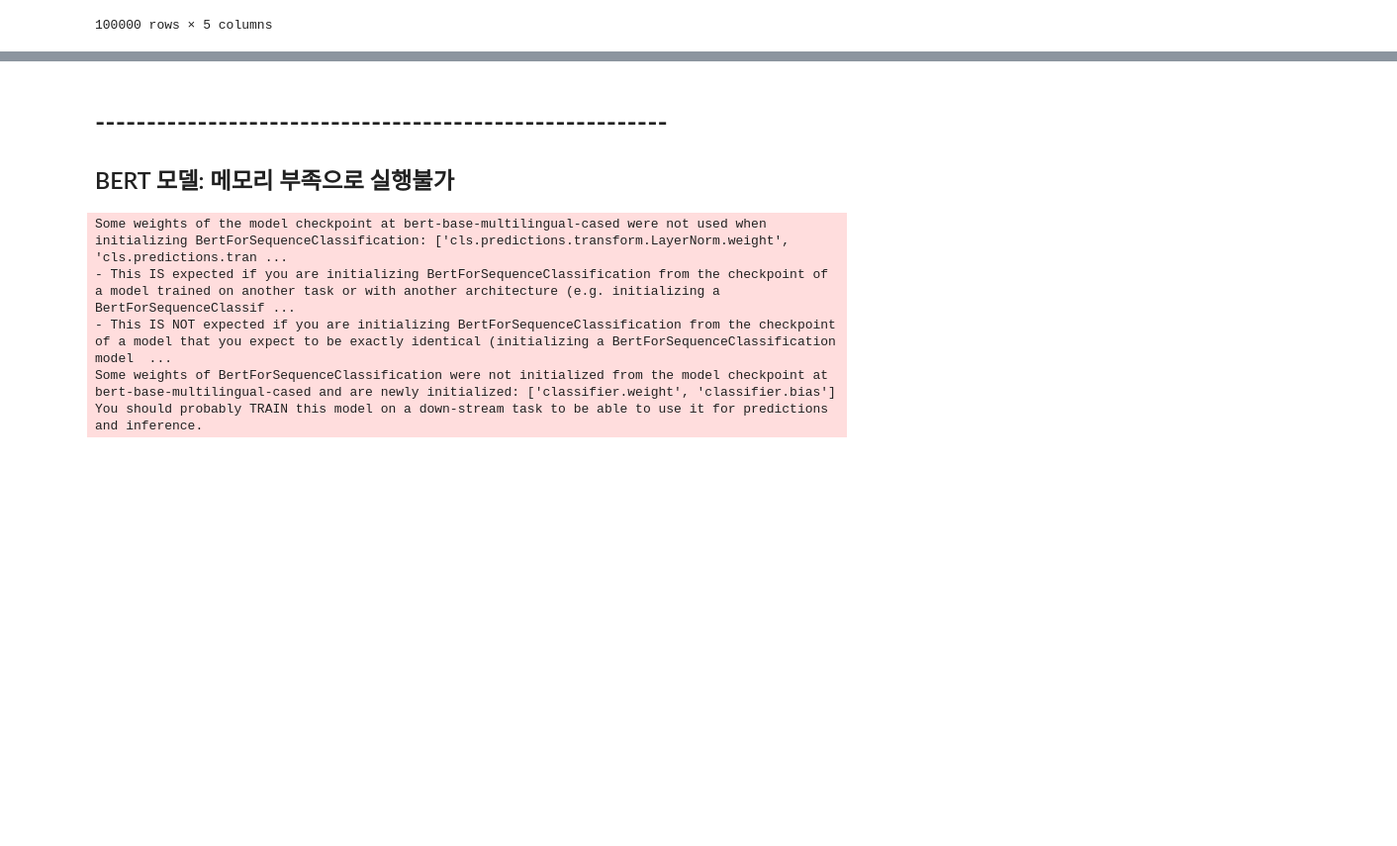
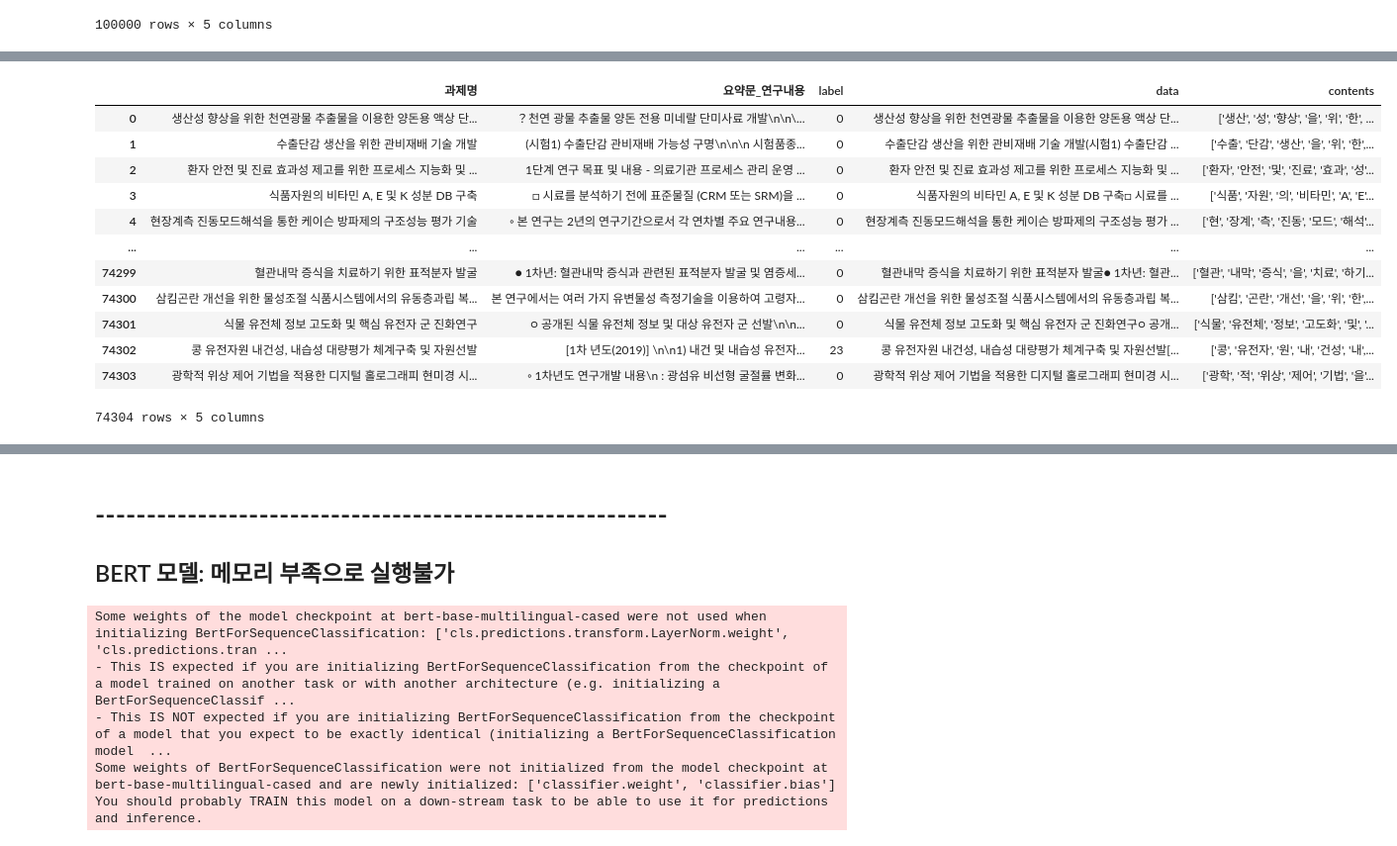
Before and after one commit to gyubok-lee/remind, a Jupyter notebook: NLP.ipynb, the cells around one changed output, grey strips where cells are left out. Shown: that part at 99% size. Saved outputs shown, nothing was run; the diff lists cells and outputs as text; code cells hidden in the pictures; blank space fills up the shorter version.

```diff
--- a/NLP.ipynb
+++ b/NLP.ipynb
@@ -113,0 +155,17 @@ df1
+# %%
+df2 = pd.read_csv("df2.csv")
+df2
+# %% [output]
+|  | 과제명 | 요약문_연구내용 | label | data | contents |
+| 0 | 생산성 향상을 위한 천연광물 추출물을 이용한 양돈용 액상 단... | ？천연 광물 추출물 양돈 전용 미네랄 단미사료 개발\n\n\... | 0 | 생산성 향상을 위한 천연광물 추출물을 이용한 양돈용 액상 단... | ['생산', '성', '향상', '을', '위', '한', ... |
+| 1 | 수출단감 생산을 위한 관비재배 기술 개발 | (시험1) 수출단감 관비재배 가능성 구명\n\n\n 시험품종... | 0 | 수출단감 생산을 위한 관비재배 기술 개발(시험1) 수출단감 ... | ['수출', '단감', '생산', '을', '위', '한',... |
+| 2 | 환자 안전 및 진료 효과성 제고를 위한 프로세스 지능화 및 ... | 1단계 연구 목표 및 내용 - 의료기관 프로세스 관리 운영 ... | 0 | 환자 안전 및 진료 효과성 제고를 위한 프로세스 지능화 및 ... | ['환자', '안전', '및', '진료', '효과', '성'... |
+| 3 | 식품자원의 비타민 A, E 및 K 성분 DB 구축 | □ 시료를 분석하기 전에 표준물질 (CRM 또는 SRM)을 ... | 0 | 식품자원의 비타민 A, E 및 K 성분 DB 구축□ 시료를 ... | ['식품', '자원', '의', '비타민', 'A', 'E'... |
+| 4 | 현장계측 진동모드해석을 통한 케이슨 방파제의 구조성능 평가 기술 | ◦ 본 연구는 2년의 연구기간으로서 각 연차별 주요 연구내용... | 0 | 현장계측 진동모드해석을 통한 케이슨 방파제의 구조성능 평가 ... | ['현', '장계', '측', '진동', '모드', '해석'... |
+| ... | ... | ... | ... | ... | ... |
+| 74299 | 혈관내막 증식을 치료하기 위한 표적분자 발굴 | ● 1차년: 혈관내막 증식과 관련된 표적분자 발굴 및 염증세... | 0 | 혈관내막 증식을 치료하기 위한 표적분자 발굴● 1차년: 혈관... | ['혈관', '내막', '증식', '을', '치료', '하기... |
+| 74300 | 삼킴곤란 개선을 위한 물성조절 식품시스템에서의 유동층과립 복... | 본 연구에서는 여러 가지 유변물성 측정기술을 이용하여 고령자... | 0 | 삼킴곤란 개선을 위한 물성조절 식품시스템에서의 유동층과립 복... | ['삼킴', '곤란', '개선', '을', '위', '한',... |
+| 74301 | 식물 유전체 정보 고도화 및 핵심 유전자 군 진화연구 | ○ 공개된 식물 유전체 정보 및 대상 유전자 군 선발\n\n... | 0 | 식물 유전체 정보 고도화 및 핵심 유전자 군 진화연구○ 공개... | ['식물', '유전체', '정보', '고도화', '및', '... |
+| 74302 | 콩 유전자원 내건성, 내습성 대량평가 체계구축 및 자원선발 | [1차 년도(2019)] \n\n1) 내건 및 내습성 유전자... | 23 | 콩 유전자원 내건성, 내습성 대량평가 체계구축 및 자원선발[... | ['콩', '유전자', '원', '내', '건성', '내',... |
+| 74303 | 광학적 위상 제어 기법을 적용한 디지털 홀로그래피 현미경 시... | ◦ 1차년도 연구개발 내용\n : 광섬유 비선형 굴절률 변화... | 0 | 광학적 위상 제어 기법을 적용한 디지털 홀로그래피 현미경 시... | ['광학', '적', '위상', '제어', '기법', '을'... |
+74304 rows × 5 columns
```
Also changed, not shown: parts of 34 cells of this notebook.
